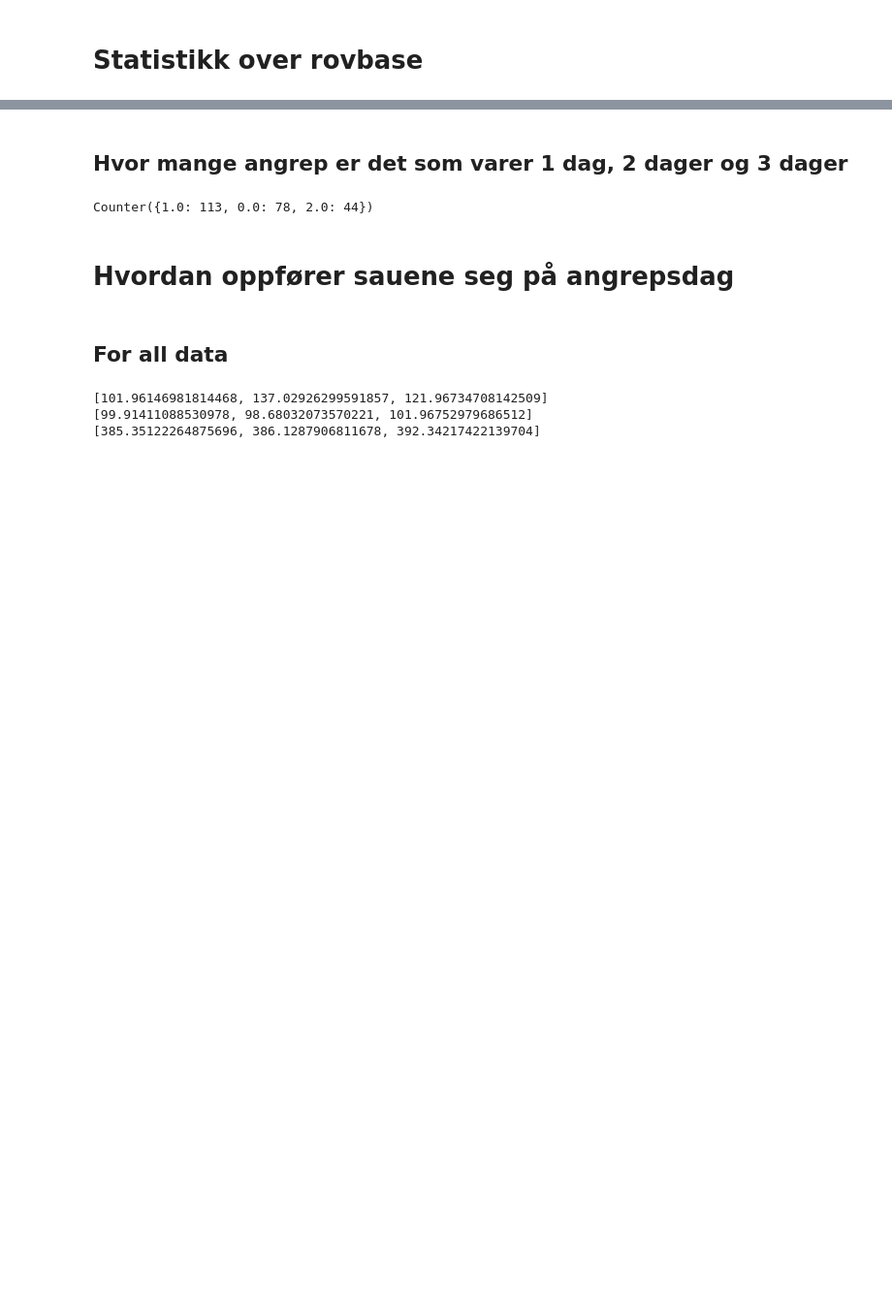
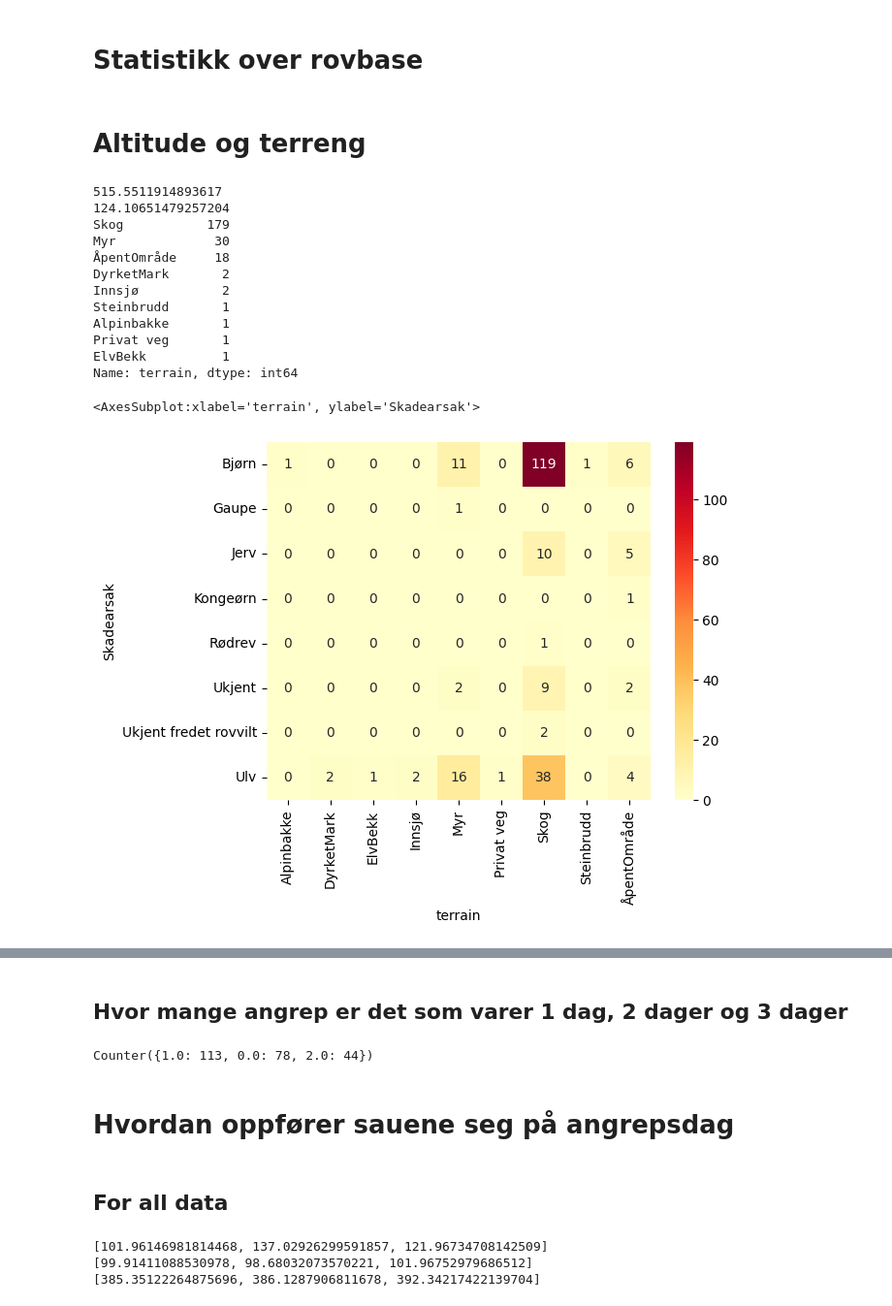
Before and after one commit to sigrunnu/sheep_n_predators, a Jupyter notebook: rovbase/Statistics.ipynb, the cells around one changed output, grey strips where cells are left out. Shown: that part at 97% size. Cells and saved outputs as stored; diff of their text form; code cells hidden in the pictures; blank space fills up the shorter version.

Commit message:
Added altitude and terrain on rovbase data.

```diff
--- a/rovbase/Statistics.ipynb
+++ b/rovbase/Statistics.ipynb
@@ -24,3 +24,39 @@ df = df.astype({"Skadearsak": str}) # må konvertere til string for at de skal v
 
 fig = px.bar(df, x='year', color="Skadearsak", barmode = 'stack')
 fig.show()
+# %% [markdown]
+# Altitude og terreng
+# %%
+import sys
+sys.path.append('../')
+from features.Altitude import runner, add_new_column
+import pandas as pd
+import seaborn as sns
+import matplotlib.pyplot as plt
+
+print(df['altitude'].mean())
+print(df['altitude'].std())
+
+print(df['terrain'].value_counts())
+
+
+# Create a pivot table that counts the number of attacks by predator_type and terrain
+pivot = pd.pivot_table(df, values='Skadedato_fra', index='Skadearsak', columns='terrain', aggfunc=len, fill_value=0)
+
+# Create the heatmap using seaborn
+sns.heatmap(pivot, cmap='YlOrRd', annot=True, fmt='g')
+# %% [output]
+515.5511914893617
+124.10651479257204
+Skog           179
+Myr             30
+ÅpentOmråde     18
+DyrketMark       2
+Innsjø           2
+Steinbrudd       1
+Alpinbakke       1
+Privat veg       1
+ElvBekk          1
+Name: terrain, dtype: int64
+<AxesSubplot:xlabel='terrain', ylabel='Skadearsak'>
+[figure, added]
```
Also changed, not shown: parts of 1 cell of this notebook, 3 other files.
